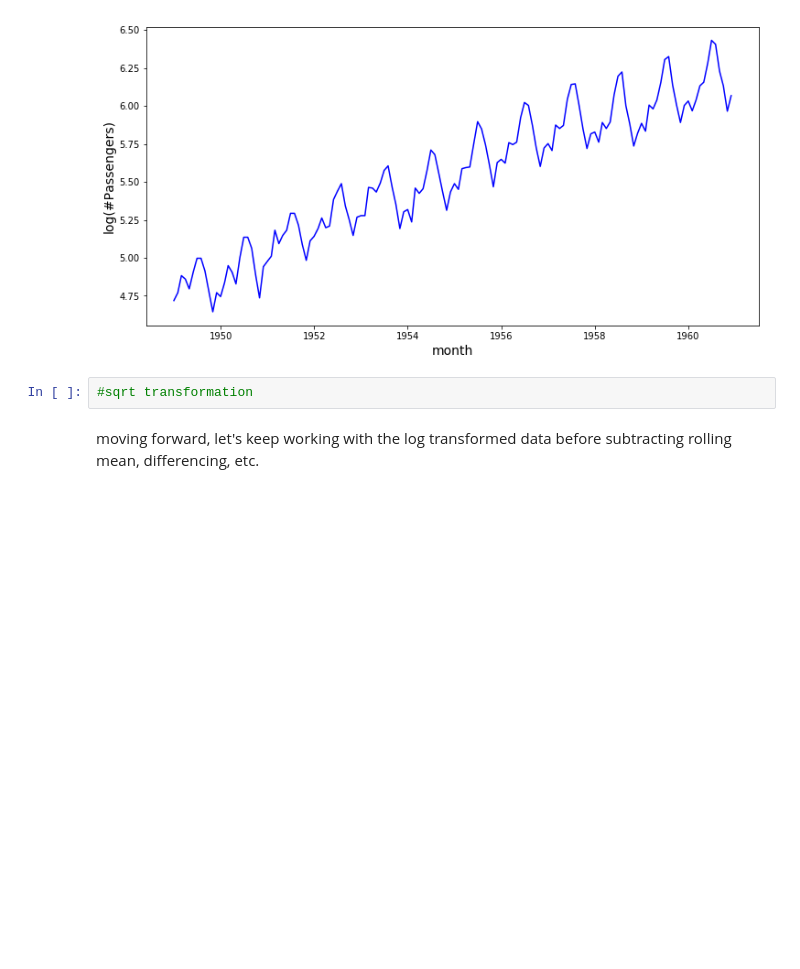
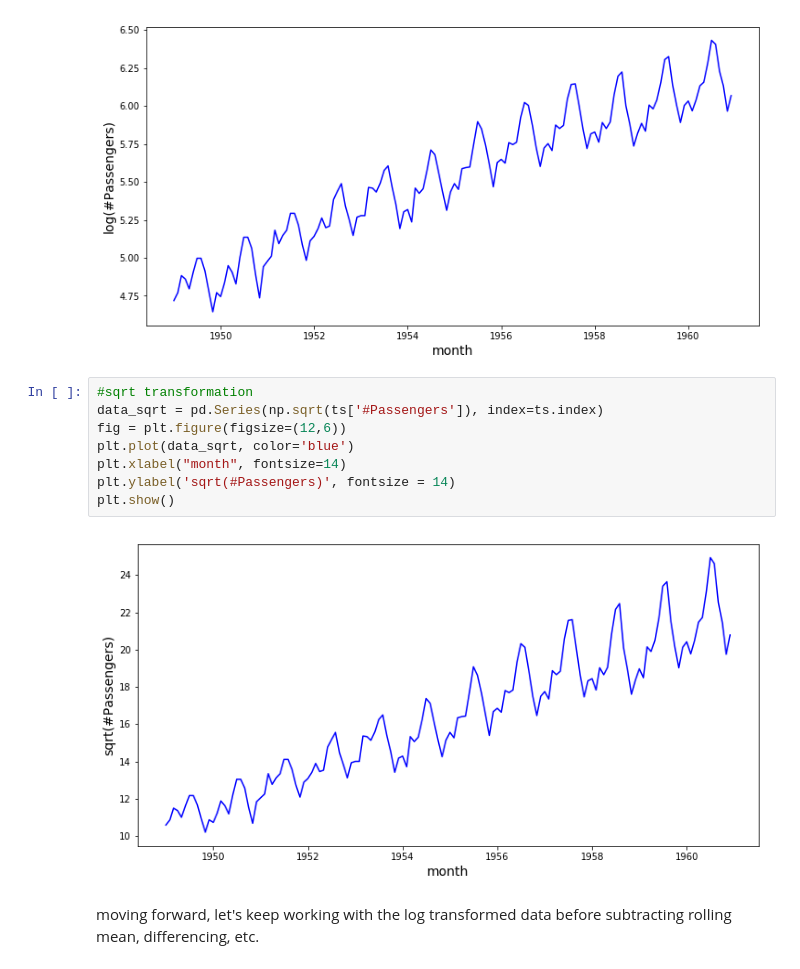
Before and after one commit to graceh3/dsc-3-25-08-removing-trends-lab-nyc-ds-career-012819, a Jupyter notebook: index.ipynb, the cells around one changed output. Drawn from its saved outputs; the diff is of its cells as text; blank space fills up the shorter version.

```diff
--- a/index.ipynb
+++ b/index.ipynb
@@ -105,8 +105,16 @@ plt.ylabel('log(#Passengers)', fontsize = 14)
 plt.show()
 # %% [output]
 [figure]
-# %%
-#sqrt transformation
+# %%
+#sqrt transformation
+data_sqrt = pd.Series(np.sqrt(ts['#Passengers']), index=ts.index)
+fig = plt.figure(figsize=(12,6))
+plt.plot(data_sqrt, color='blue')
+plt.xlabel("month", fontsize=14)
+plt.ylabel('sqrt(#Passengers)', fontsize = 14)
+plt.show()
+# %% [output]
+[figure, added]
 # %% [markdown]
 moving forward, let's keep working with the log transformed data before subtracting rolling mean, differencing, etc.
 # %% [markdown]
```
